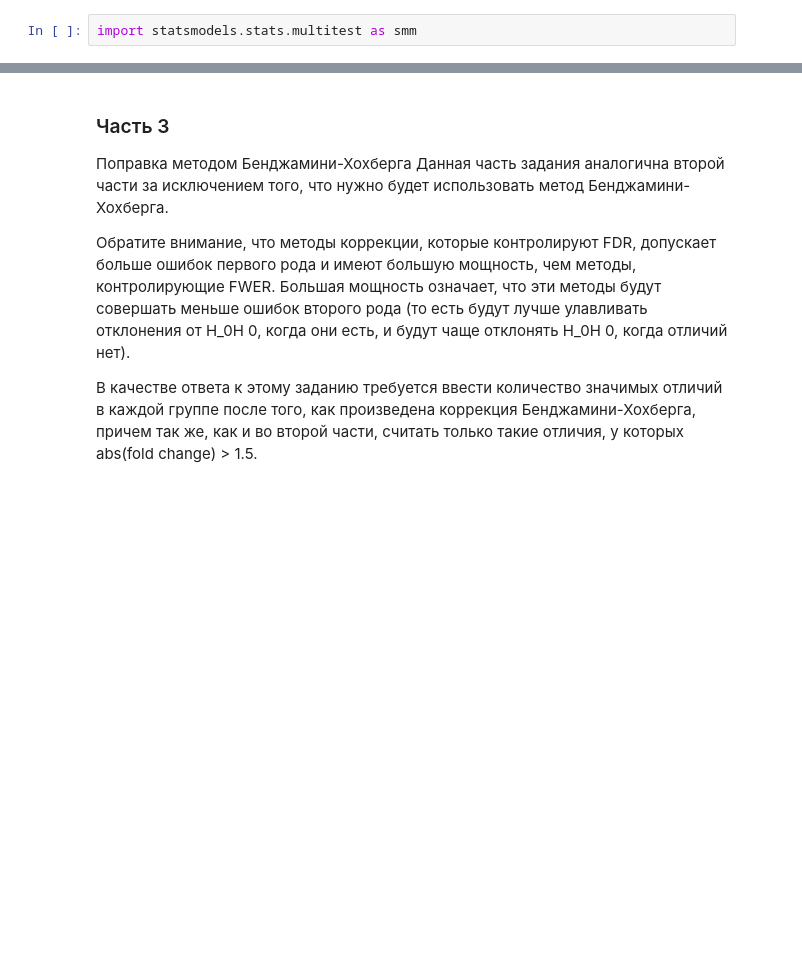
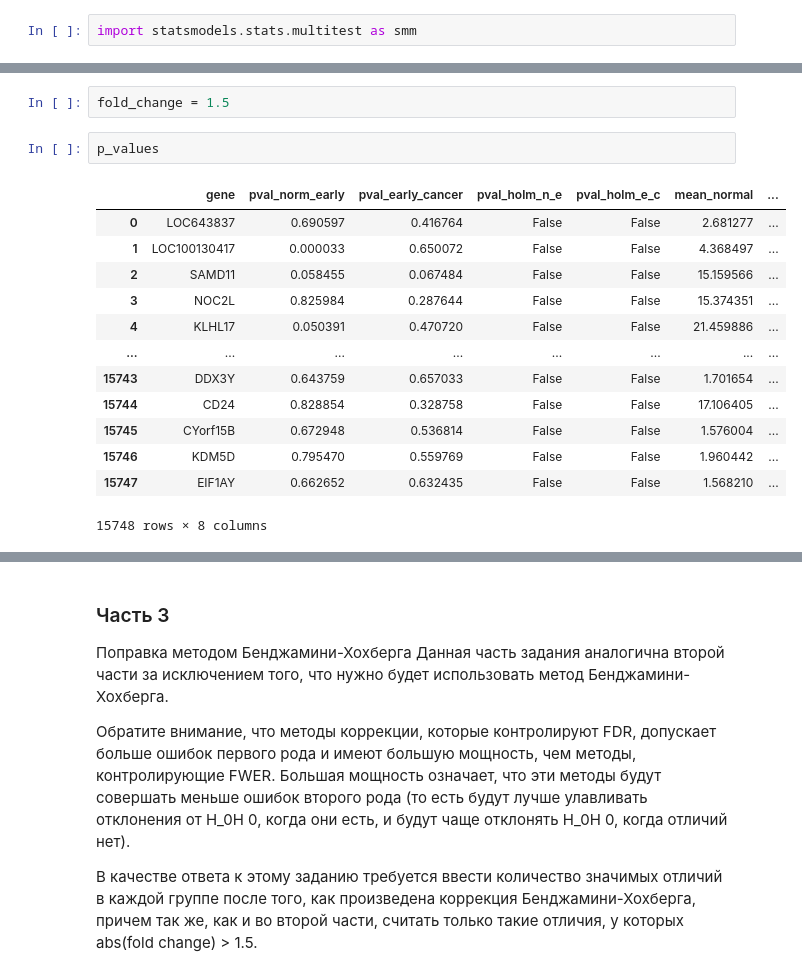
Before and after one commit to DimaTskhay/ed, a Jupyter notebook: genes.ipynb, the cells around one changed output, grey strips where cells are left out. Drawn from its saved outputs; the diff is of its cells as text; blank space fills up the shorter version.

```diff
--- a/genes.ipynb
+++ b/genes.ipynb
@@ -129,0 +150,18 @@ p_values
+# %%
+fold_change = 1.5
+# %%
+p_values
+# %% [output]
+|  | gene | pval_norm_early | pval_early_cancer | pval_holm_n_e | pval_holm_e_c | mean_normal | ... |
+| 0 | LOC643837 | 0.690597 | 0.416764 | False | False | 2.681277 | ... |
+| 1 | LOC100130417 | 0.000033 | 0.650072 | False | False | 4.368497 | ... |
+| 2 | SAMD11 | 0.058455 | 0.067484 | False | False | 15.159566 | ... |
+| 3 | NOC2L | 0.825984 | 0.287644 | False | False | 15.374351 | ... |
+| 4 | KLHL17 | 0.050391 | 0.470720 | False | False | 21.459886 | ... |
+| ... | ... | ... | ... | ... | ... | ... | ... |
+| 15743 | DDX3Y | 0.643759 | 0.657033 | False | False | 1.701654 | ... |
+| 15744 | CD24 | 0.828854 | 0.328758 | False | False | 17.106405 | ... |
+| 15745 | CYorf15B | 0.672948 | 0.536814 | False | False | 1.576004 | ... |
+| 15746 | KDM5D | 0.795470 | 0.559769 | False | False | 1.960442 | ... |
+| 15747 | EIF1AY | 0.662652 | 0.632435 | False | False | 1.568210 | ... |
+15748 rows × 8 columns
```
Also changed, not shown: parts of 15 cells of this notebook.
